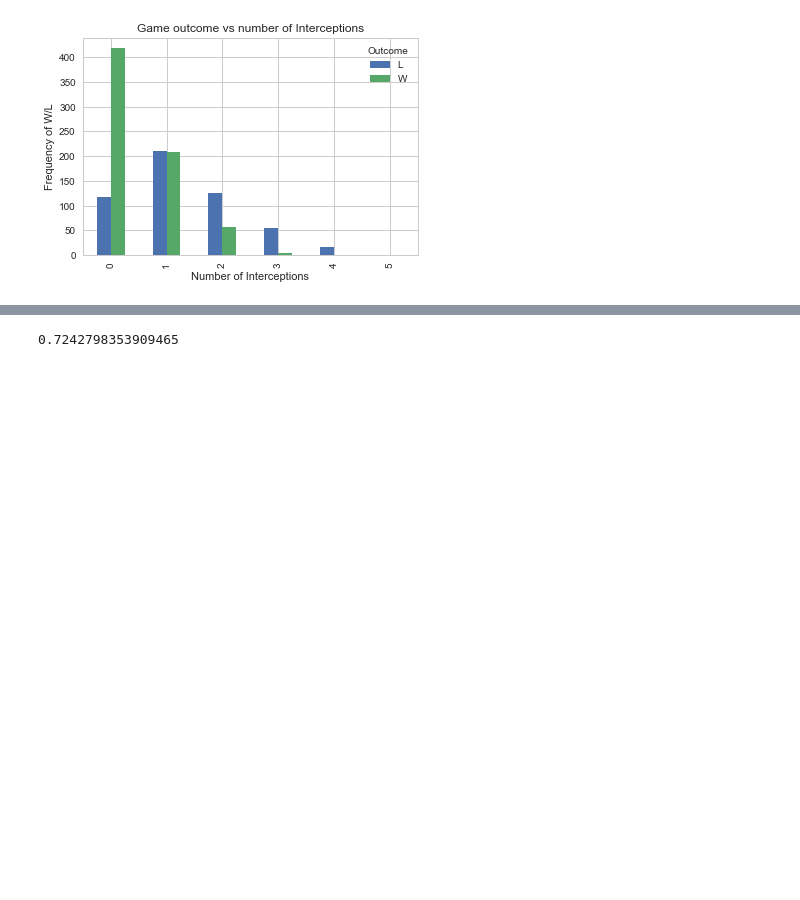
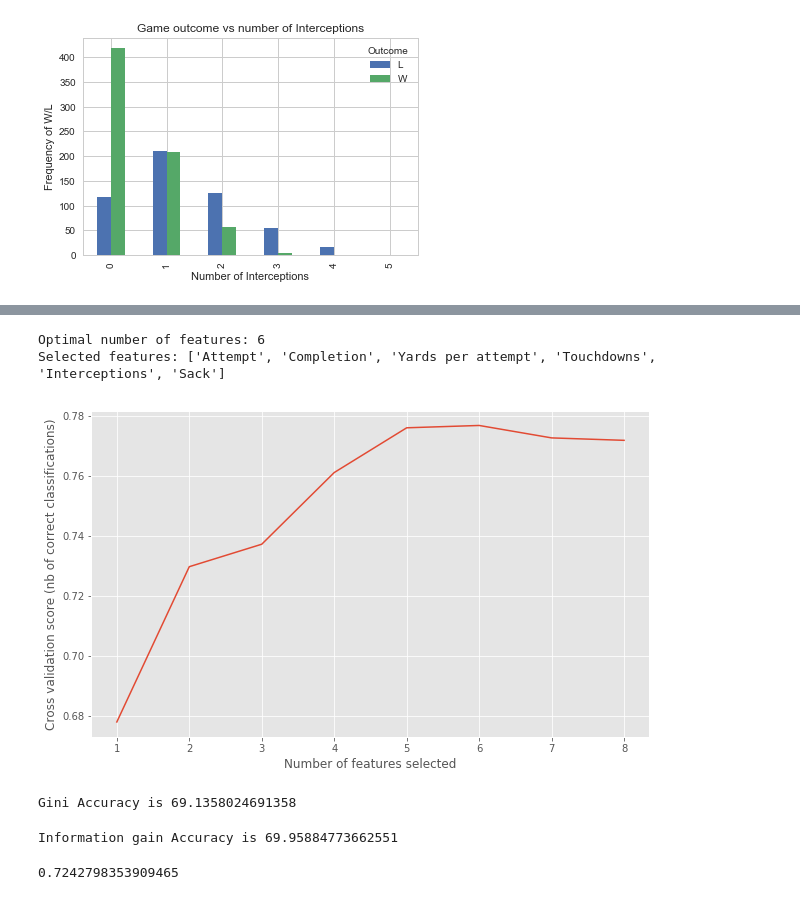
Before and after one commit to OscarHemmingsen/PHBS_MLF_2018, a Jupyter notebook: NFL game prediction.ipynb, the cells around one changed output, grey strips where cells are left out. Cells and saved outputs as stored; diff of their text form; code cells hidden in the pictures; blank space fills up the shorter version.

```diff
--- a/NFL game prediction.ipynb
+++ b/NFL game prediction.ipynb
@@ -234,3 +272,57 @@ accuracy_score(Y_test,log.predict(X_test))
+# %%
+# Feature selection
+
+from sklearn.feature_selection import RFECV
+# Create the RFE object and compute a cross-validated score.
+# The "accuracy" scoring is proportional to the number of correct classifications
+
+rfecv = RFECV(estimator=LogisticRegression(), step=1, cv=10, scoring='accuracy')
+rfecv.fit(X, Y)
+
+print("Optimal number of features: %d" % rfecv.n_features_)
+print('Selected features: %s' % list(X.columns[rfecv.support_]))
+
+# Plot number of features VS. cross-validation scores
+plt.figure(figsize=(10,6))
+plt.xlabel("Number of features selected")
+plt.ylabel("Cross validation score (nb of correct classifications)")
+plt.plot(range(1, len(rfecv.grid_scores_) + 1), rfecv.grid_scores_)
+plt.show()
+# %% [output]
+Optimal number of features: 6
+Selected features: ['Attempt', 'Completion', 'Yards per attempt', 'Touchdowns', 'Interceptions', 'Sack']
+[figure, added]
+# %%
+# Decision tree model with Gini index as criterion
+
+import numpy as np
+import pandas as pd
+from sklearn.cross_validation import train_test_split
+from sklearn.tree import DecisionTreeClassifier
+from sklearn.metrics import accuracy_score
+from sklearn import tree
+
+clf_gini = DecisionTreeClassifier(criterion = "gini", random_state = 100,
+                               max_depth=3, min_samples_leaf=5)
+clf_gini.fit(X_train, Y_train)
+
+y_pred = clf_gini.predict(X_test)
+y_pred
+
+print("Gini Accuracy is", accuracy_score(Y_test,y_pred)*100)
+# %% [output]
+Gini Accuracy is 69.1358024691358
+# %%
+# Decision tree with information gain as criterion
+
+clf_entropy = DecisionTreeClassifier(criterion = "entropy", random_state = 100, max_depth=3, min_samples_leaf=5)
+clf_entropy.fit(X_train, Y_train)
+
+y_pred_en = clf_entropy.predict(X_test)
+
+print("Information gain Accuracy is", accuracy_score(Y_test,y_pred_en)*100)
+# %% [output]
+Information gain Accuracy is 69.95884773662551
 # %%
 # KNN
 
```
Also changed, not shown: parts of 13 cells of this notebook.
